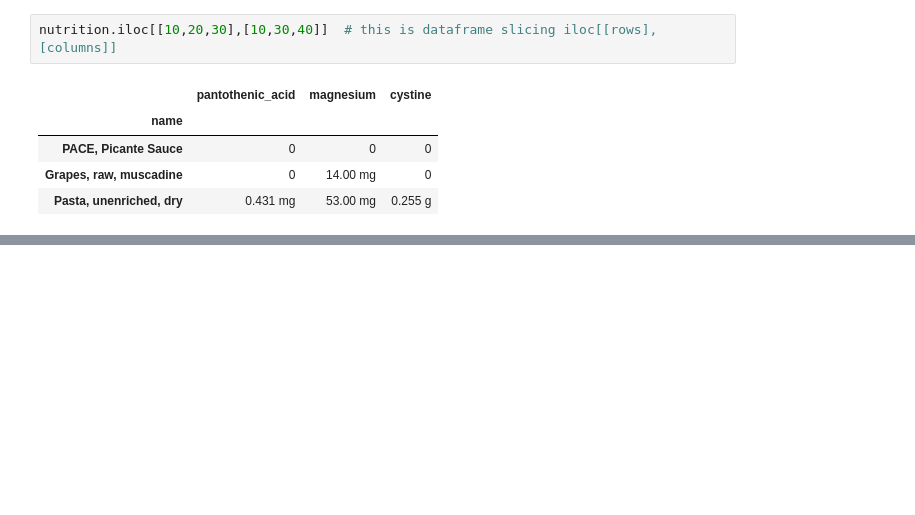
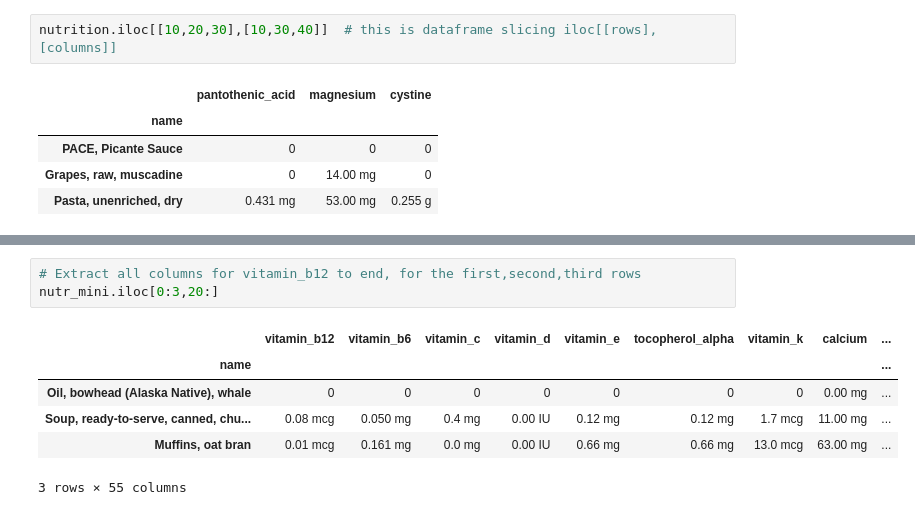
Before and after one commit to Py-Ninad/Ultimate-Pandas-bootcamp, a Jupyter notebook: Working with Dataframes.ipynb, the cells around one changed output, grey strips where cells are left out. Cells and saved outputs as stored; diff of their text form; blank space fills up the shorter version.

```diff
--- a/Working with Dataframes.ipynb
+++ b/Working with Dataframes.ipynb
@@ -189,0 +244,10 @@ nutrition.head()
+# %%
+# Extract all columns for vitamin_b12 to end, for the first,second,third rows
+nutr_mini.iloc[0:3,20:]
+# %% [output]
+|  | vitamin_b12 | vitamin_b6 | vitamin_c | vitamin_d | vitamin_e | tocopherol_alpha | vitamin_k | calcium | ... |
+| name |  |  |  |  |  |  |  |  | ... |
+| Oil, bowhead (Alaska Native), whale | 0 | 0 | 0 | 0 | 0 | 0 | 0 | 0.00 mg | ... |
+| Soup, ready-to-serve, canned, chu... | 0.08 mcg | 0.050 mg | 0.4 mg | 0.00 IU | 0.12 mg | 0.12 mg | 1.7 mcg | 11.00 mg | ... |
+| Muffins, oat bran | 0.01 mcg | 0.161 mg | 0.0 mg | 0.00 IU | 0.66 mg | 0.66 mg | 13.0 mcg | 63.00 mg | ... |
+3 rows × 55 columns
```
Also changed, not shown: parts of 8 cells of this notebook.
